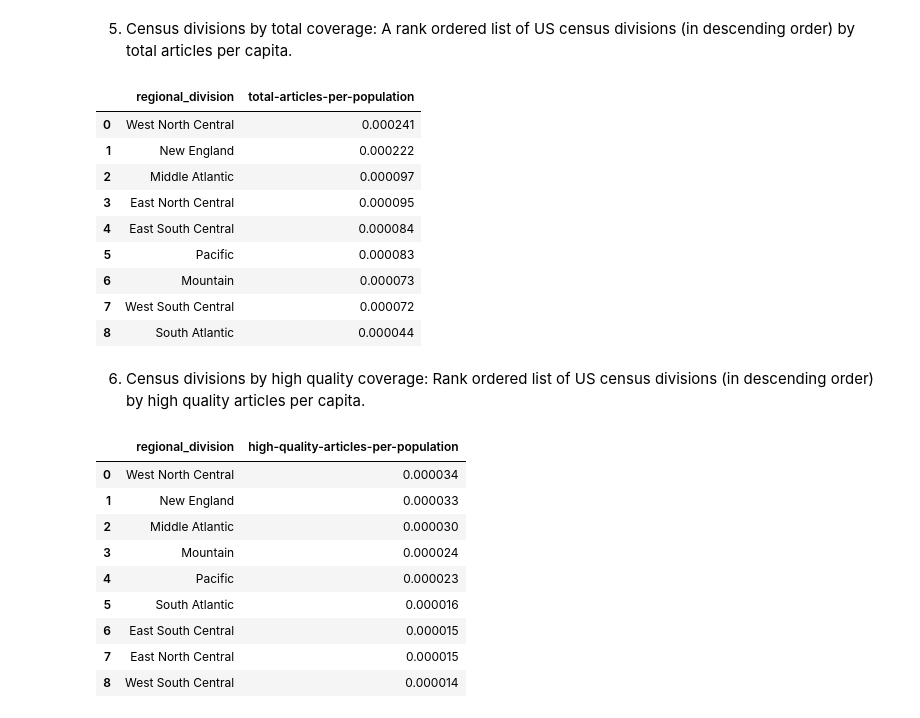
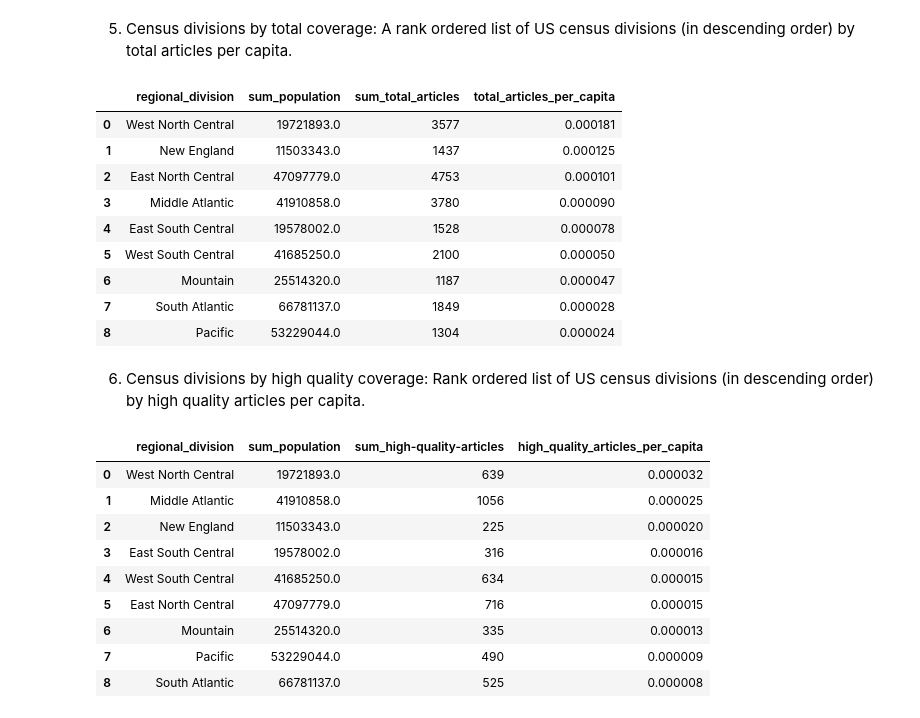
Before and after one commit to aadityarock2000/data-512-homework_2, a Jupyter notebook: data_analysis.ipynb, the cells around one changed output. Saved outputs shown, nothing was run; the diff lists cells and outputs as text; code cells hidden in the pictures.

```diff
--- a/data_analysis.ipynb
+++ b/data_analysis.ipynb
@@ -27,13 +20,13 @@ Creating all the tables for results
 # %%
 # Filter high-quality articles
-high-quality-articles = df[df['article_quality'].isin(['FA', 'GA'])]
+high_quality_articles = df[df['article_quality'].isin(['FA', 'GA'])]
 
 # Calculate the total and high-quality articles per state
 total_articles_per_state = df.groupby(['regional_division', 'state'])['article_title'].count().reset_index()
-high-quality-articles_per_state = high-quality-articles.groupby(['regional_division', 'state'])['article_title'].count().reset_index()
+high_quality_articles_per_state = high_quality_articles.groupby(['regional_division', 'state'])['article_title'].count().reset_index()
 
 # Merge population data
-result = pd.merge(total_articles_per_state, high-quality-articles_per_state, on=['regional_division', 'state'], suffixes=('_total', '_high_quality'))
+result = pd.merge(total_articles_per_state, high_quality_articles_per_state, on=['regional_division', 'state'], suffixes=('_total', '_high_quality'))
 result = pd.merge(result, df[['regional_division', 'state', 'population']], on=['regional_division', 'state'])
 
 # Calculate the per capita ratios
@@ -153,35 +149,50 @@ df4.reset_index(drop=True)
 # %% [markdown]
 5. Census divisions by total coverage: A rank ordered list of US census divisions (in descending order) by total articles per capita.
 # %%
-df5 = result.groupby('regional_division').agg({'total-articles-per-population': 'mean'}).reset_index()
-df5 = df5.sort_values(by='total-articles-per-population', ascending=False)
-df5.reset_index(drop=True)
+df5 = result.groupby('regional_division').agg({
+    'population': 'sum',
+    'total_articles': 'sum'
+}).reset_index()
+
+# Rename the columns for clarity
+df5 = df5.rename(columns={'population': 'sum_population', 'total_articles': 'sum_total_articles'})
+
+df5['total_articles_per_capita'] = df5['sum_total_articles']/df5['sum_population']
+
+df5.sort_values("total_articles_per_capita",ascending= False).reset_index(drop = True)
 # %% [output]
-|  | regional_division | total-articles-per-population |
-| 0 | West North Central | 0.000241 |
-| 1 | New England | 0.000222 |
-| 2 | Middle Atlantic | 0.000097 |
-| 3 | East North Central | 0.000095 |
-| 4 | East South Central | 0.000084 |
-| 5 | Pacific | 0.000083 |
-| 6 | Mountain | 0.000073 |
-| 7 | West South Central | 0.000072 |
-| 8 | South Atlantic | 0.000044 |
+|  | regional_division | sum_population | sum_total_articles | total_articles_per_capita |
+| 0 | West North Central | 19721893.0 | 3577 | 0.000181 |
+| 1 | New England | 11503343.0 | 1437 | 0.000125 |
+| 2 | East North Central | 47097779.0 | 4753 | 0.000101 |
+| 3 | Middle Atlantic | 41910858.0 | 3780 | 0.000090 |
+| 4 | East South Central | 19578002.0 | 1528 | 0.000078 |
+| 5 | West South Central | 41685250.0 | 2100 | 0.000050 |
+| 6 | Mountain | 25514320.0 | 1187 | 0.000047 |
+| 7 | South Atlantic | 66781137.0 | 1849 | 0.000028 |
+| 8 | Pacific | 53229044.0 | 1304 | 0.000024 |
 # %% [markdown]
 6. Census divisions by high quality coverage: Rank ordered list of US census divisions (in descending order) by high quality articles per capita.
 # %%
-#6
-df6 = result.groupby('regional_division').agg({'high-quality-articles-per-population': 'mean'}).reset_index()
-df6 = df6.sort_values(by='high-quality-articles-per-population', ascending=False)
-df6.reset_index(drop=True)
+df6 = result.groupby('regional_division').agg({
+    'population': 'sum',
+    'high-quality-articles': 'sum'
+}).reset_index()
+
+# Rename the columns for clarity
+df6 = df6.rename(columns={'population': 'sum_population', 'high-quality-articles': 'sum_high-quality-articles'})
+
+df6['high_quality_articles_per_capita'] = df6['sum_high-quality-articles']/df6['sum_population']
+
+df6.sort_values("high_quality_articles_per_capita",ascending= False).reset_index(drop = True)
 # %% [output]
-|  | regional_division | high-quality-articles-per-population |
-| 0 | West North Central | 0.000034 |
-| 1 | New England | 0.000033 |
-| 2 | Middle Atlantic | 0.000030 |
-| 3 | Mountain | 0.000024 |
-| 4 | Pacific | 0.000023 |
-| 5 | South Atlantic | 0.000016 |
-| 6 | East South Central | 0.000015 |
-| 7 | East North Central | 0.000015 |
-| 8 | West South Central | 0.000014 |
+|  | regional_division | sum_population | sum_high-quality-articles | high_quality_articles_per_capita |
+| 0 | West North Central | 19721893.0 | 639 | 0.000032 |
+| 1 | Middle Atlantic | 41910858.0 | 1056 | 0.000025 |
+| 2 | New England | 11503343.0 | 225 | 0.000020 |
+| 3 | East South Central | 19578002.0 | 316 | 0.000016 |
+| 4 | West South Central | 41685250.0 | 634 | 0.000015 |
+| 5 | East North Central | 47097779.0 | 716 | 0.000015 |
+| 6 | Mountain | 25514320.0 | 335 | 0.000013 |
+| 7 | Pacific | 53229044.0 | 490 | 0.000009 |
+| 8 | South Atlantic | 66781137.0 | 525 | 0.000008 |
```
Also changed, not shown: parts of 20 cells of this notebook.
